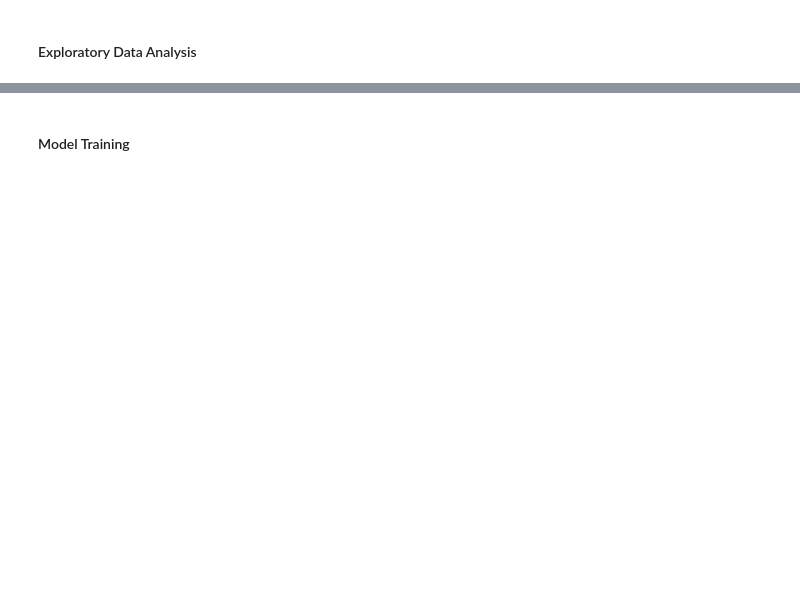
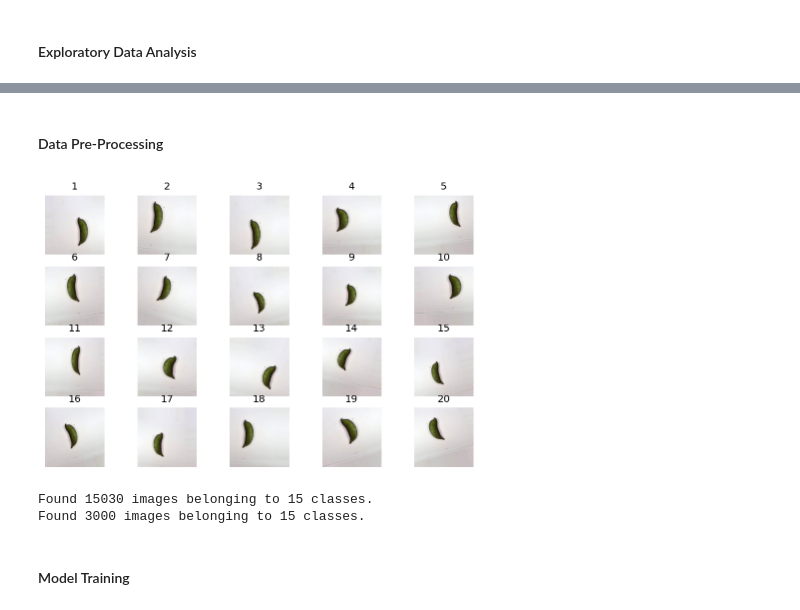
Before and after one commit to sallihin/image-classification, a Jupyter notebook: training_model.ipynb, the cells around one changed output, grey strips where cells are left out. Cells and saved outputs as stored; diff of their text form; code cells hidden in the pictures; blank space fills up the shorter version.

```diff
--- a/training_model.ipynb
+++ b/training_model.ipynb
@@ -153,3 +164,67 @@ for i in range(len(class_names)):
+# %% [markdown]
+#### Data Pre-Processing
+# %%
+# Image augmentation using ImageDataGenerator
+datagen = ImageDataGenerator(
+        rotation_range=20,
+        width_shift_range=0.2,
+        height_shift_range=0.2,
+        shear_range=0.2,
+        zoom_range=0.2,
+        horizontal_flip=True,
+        fill_mode='nearest')
+
+# Load Data
+img = load_img(trainFolder + '/Bean/0001.jpg')  # this is a PIL image
+x = img_to_array(img)  # this is a Numpy array with shape (2216, 2218, 3)
+x = x.reshape((1,) + x.shape)  # this is a Numpy array with shape (1, 2216, 2218, 3)
+
+# Randomly transform the image based on above parameters
+i = 0
+for batch in datagen.flow(x, batch_size=1,
+                          save_to_dir=trainFolder + '/Bean/preview',
+                          save_prefix='Image',
+                          save_format='jpg'):
+    i += 1
+    if i >= 20:
+        break  # otherwise the generator would loop indefinitely
+# %%
+# Generate a preview of data augmentation
+plt.figure(figsize=(8, 5))
+preview_folder = os.listdir(trainFolder + '/Bean/preview')
+for i in range(len(preview_folder)):
+  ax = plt.subplot(4, 5, i+1)
+  preview_image = Image.open(trainFolder + '/Bean/preview/' + preview_folder[i])
+  plt.imshow(preview_image)
+  plt.title(i+1,fontsize=10)
+  plt.axis("off")
+# %% [output]
+[figure, added]
+# %%
+# Data augmentation and rescaling for train
+train_datagen = ImageDataGenerator(
+    rescale=1. / 255,
+    shear_range=0.2,
+    zoom_range=0.2,
+    horizontal_flip=True)
+
+# Rescaling only for test data
+test_datagen = ImageDataGenerator(rescale=1. / 255)
+
+train_generator = train_datagen.flow_from_directory(
+    trainFolder,
+    target_size=(img_width, img_height),
+    batch_size=batch_size,
+    class_mode='categorical')
+
+validation_generator = test_datagen.flow_from_directory(
+    validationFolder,
+    target_size=(img_width, img_height),
+    batch_size=batch_size,
+    class_mode='categorical')
+# %% [output]
+Found 15030 images belonging to 15 classes.
+Found 3000 images belonging to 15 classes.
 # %% [markdown]
 #### Model Training
 # %%
```
Also changed, not shown: parts of 35 cells of this notebook.
